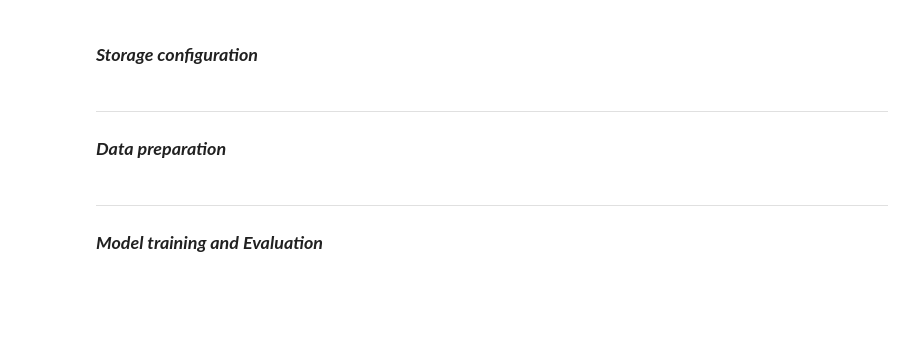
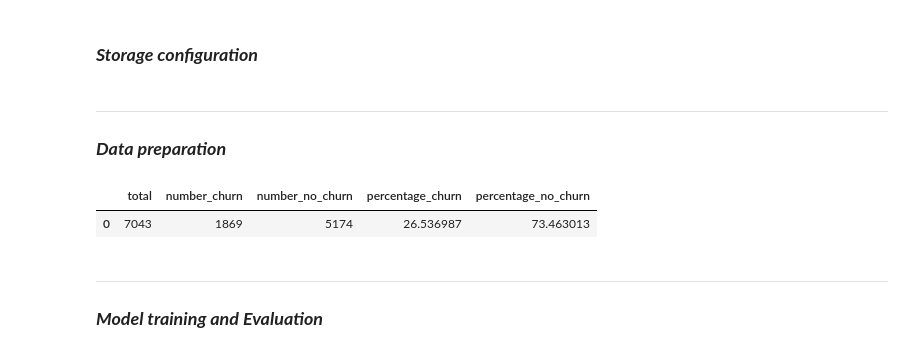
Before and after one commit to KarenRugerioA/TC3007C_AI, a Jupyter notebook: implementation/main.ipynb, the cells around one changed output. Cells and saved outputs as stored; diff of their text form; code cells hidden in the pictures; blank space fills up the shorter version.

Commit message:
general aspects added in main implementation

```diff
--- a/implementation/main.ipynb
+++ b/implementation/main.ipynb
@@ -54,6 +54,13 @@ configure_storage(dataset_path, original_name_dataset)
 ### ***Data preparation***
 # %%
 transform_df_model(original_name_dataset, target_column_name)
+# %%
+# Loading the model|
+general_aspects_df = load(f'./fragments/joblibs/{original_name_dataset}/etl/general_aspects_original.joblib')
+general_aspects_df
+# %% [output]
+|  | total | number_churn | number_no_churn | percentage_churn | percentage_no_churn |
+| 0 | 7043 | 1869 | 5174 | 26.536987 | 73.463013 |
 # %% [markdown]
 ---
 ### ***Model training and Evaluation***
```
Also changed, not shown: parts of 8 cells of this notebook.
